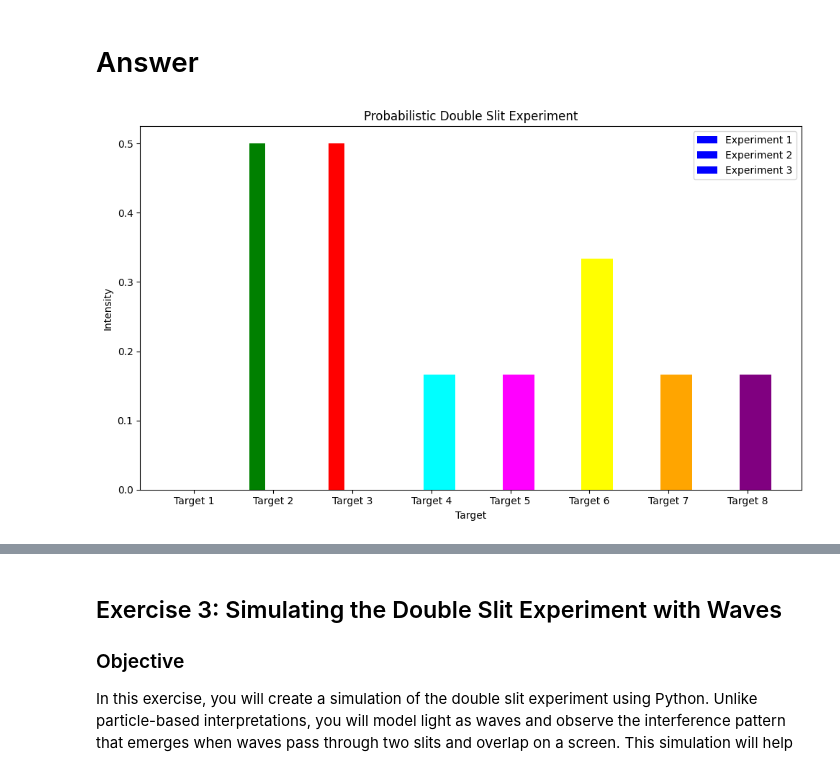
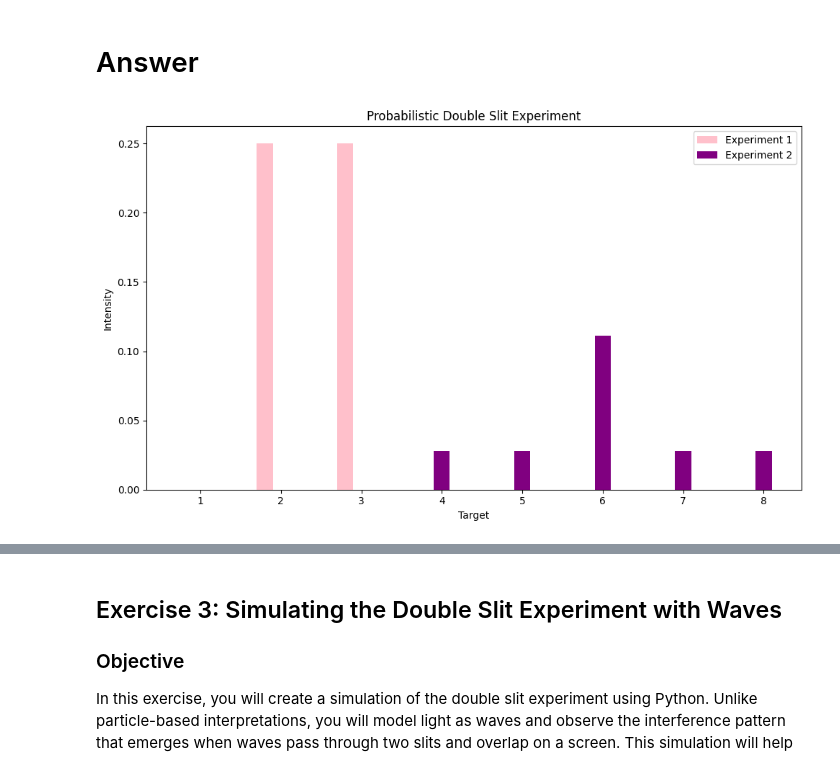
Before and after one commit to Natalia-Espitia/ClassicToCuantum, a Jupyter notebook: TallerClasicToQuantum.ipynb, the cells around one changed output, grey strips where cells are left out. Drawn from its saved outputs; the diff is of its cells as text; code cells hidden in the pictures.

```diff
--- a/TallerClasicToQuantum.ipynb
+++ b/TallerClasicToQuantum.ipynb
@@ -89,40 +89,42 @@ print("Result after two clicks: ", np.dot(m1,state_after_one_click))
 # %%
 import numpy as np
 import matplotlib.pyplot as plt
 
 m1 = np.array([[0,0,0,0,0,0,0,0],
                [1/2,0,0,0,0,0,0,0],
                [1/2,0,0,0,0,0,0,0],
                [0,1/3,0,1,0,0,0,0],
                [0,1/3,0,0,1,0,0,0],
                [0,1/3,1/3,0,0,1,0,0],
                [0,0,1/3,0,0,0,1,0],
                [0,0,1/3,0,0,0,0,1],])
 
 x = np.array([[1], [0], [0], [0], [0], [0], [0], [0]])
 
-x1 = m1.dot(x)
-x2 = m1.dot(x1)
+x_1 = m1.dot(x)
+x_2 = m1.dot(x_1)
 
-labels = ['Target 1', 'Target 2', 'Target 3', 'Target 4', 'Target 5', 'Target 6', 'Target 7', 'Target 8']
+labels = ["1", "2", "3", "4", "5", "6", "7", "8"]
 x = np.arange(len(labels))
 
-colors = ['blue', 'green', 'red', 'cyan', 'magenta', 'yellow', 'orange', 'purple']
+y = np.abs(x_1.flatten())**2
+y1 = np.abs(x_2.flatten())**2
 
+color1 = "pink"
+color2 = "purple"
 plt.figure(figsize=(10, 6))
-plt.bar(x - 0.2, y.flatten(), width=0.2, label='Experiment 1', color=colors)
-plt.bar(x, y1.flatten(), width=0.2, label='Experiment 2', color=colors)
-plt.bar(x + 0.2, y2.flatten(), width=0.2, label='Experiment 3', color=colors)
+plt.bar(x - 0.2, y, width=0.2, label="Experiment 1", color = color1)
+plt.bar(x, y1, width=0.2, label="Experiment 2", color = color2)
 
-plt.xlabel('Target')
-plt.ylabel('Intensity')
-plt.title('Probabilistic Double Slit Experiment')
+plt.xlabel("Target")
+plt.ylabel("Intensity")
+plt.title("Probabilistic Double Slit Experiment")
 plt.xticks(x, labels)
 plt.legend()
 plt.tight_layout()
 plt.show()
 # %% [output]
-[figure, old version]
+[figure, new version]
 # %% [markdown]
 ### Excercise 2:
 
```
Also changed, not shown: parts of 3 cells of this notebook.
